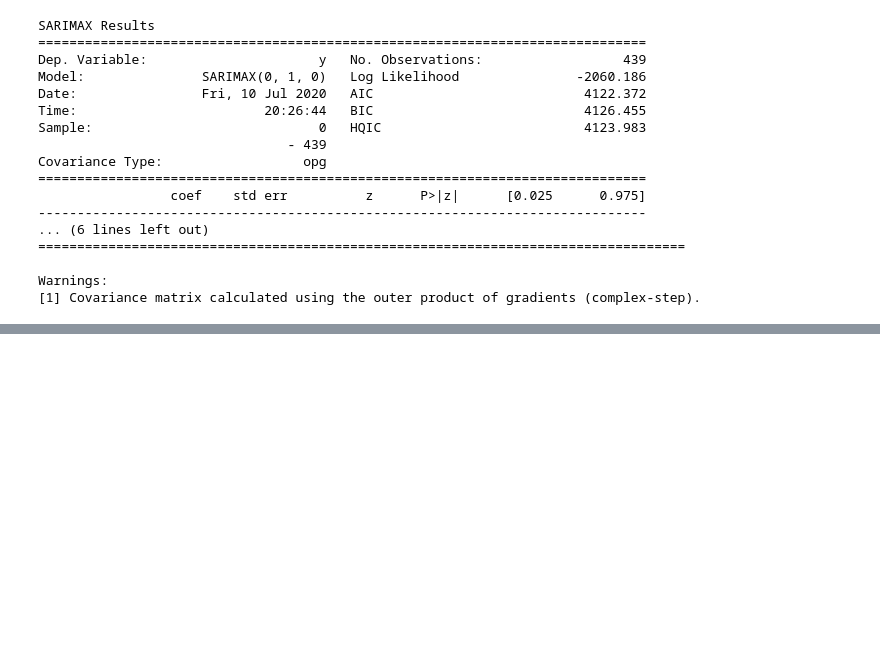
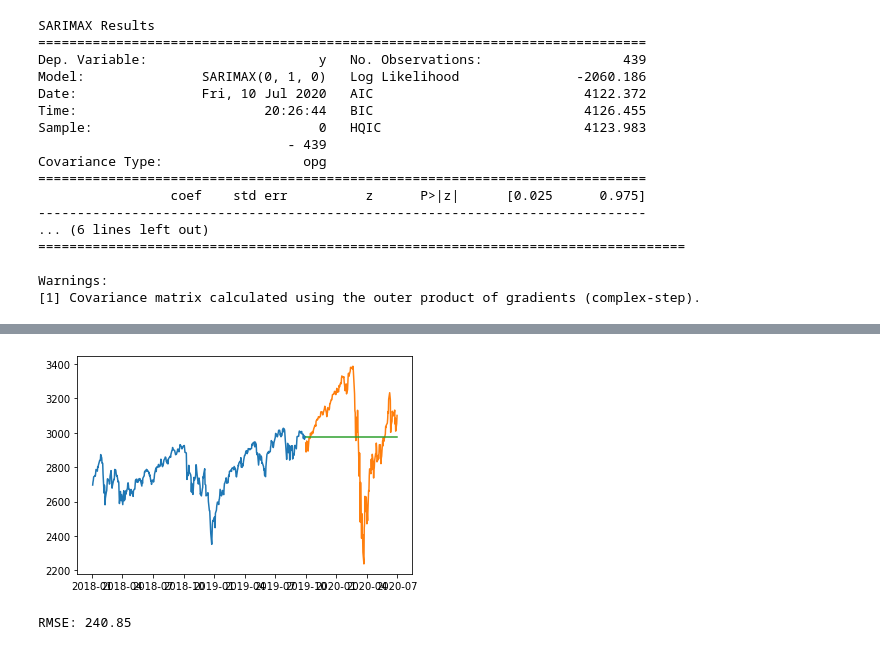
Before and after one commit to jbogocz/arima_garch, a Jupyter notebook: arima.ipynb, the cells around one changed output, grey strips where cells are left out. Drawn from its saved outputs; the diff is of its cells as text; code cells hidden in the pictures; blank space fills up the shorter version.

Commit message:
out-of-sample forecast

```diff
--- a/arima.ipynb
+++ b/arima.ipynb
@@ -215,0 +216,20 @@ plot_diag = results.plot_diagnostics()
+# %%
+# Out-of-sample forecast based on auto_arima results
+predicted = results.predict(n_periods=len(test))
+predicted = pd.DataFrame(predicted, index=test.index, columns=['predicted'])
+
+def plot_train_test(train, test, df):
+    # Plot the predictions for validation set
+    plt.plot(train, label='train')
+    plt.plot(test, label='test')
+    plt.plot(df, label='predicted')
+    plt.show()
+
+    # calculate RMSE
+    rmse = np.sqrt(mean_squared_error(test, df))
+    print(f'RMSE: {rmse:.2f}')
+
+plot_train_test(train, test, predicted)
+# %% [output]
+[figure, added]
+RMSE: 240.85
```
Also changed, not shown: parts of 1 cell of this notebook.
